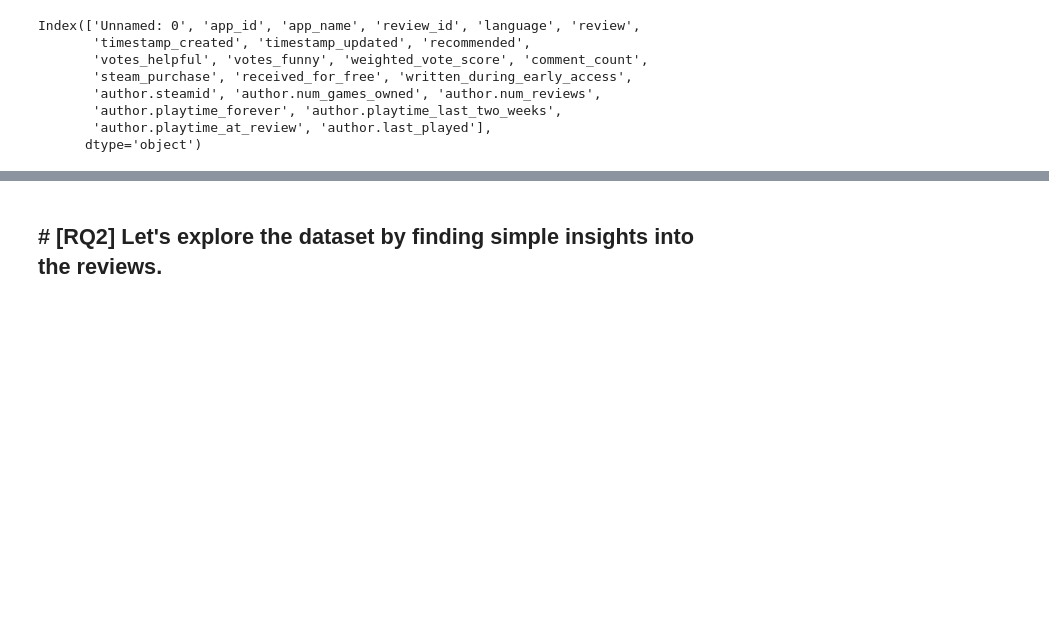
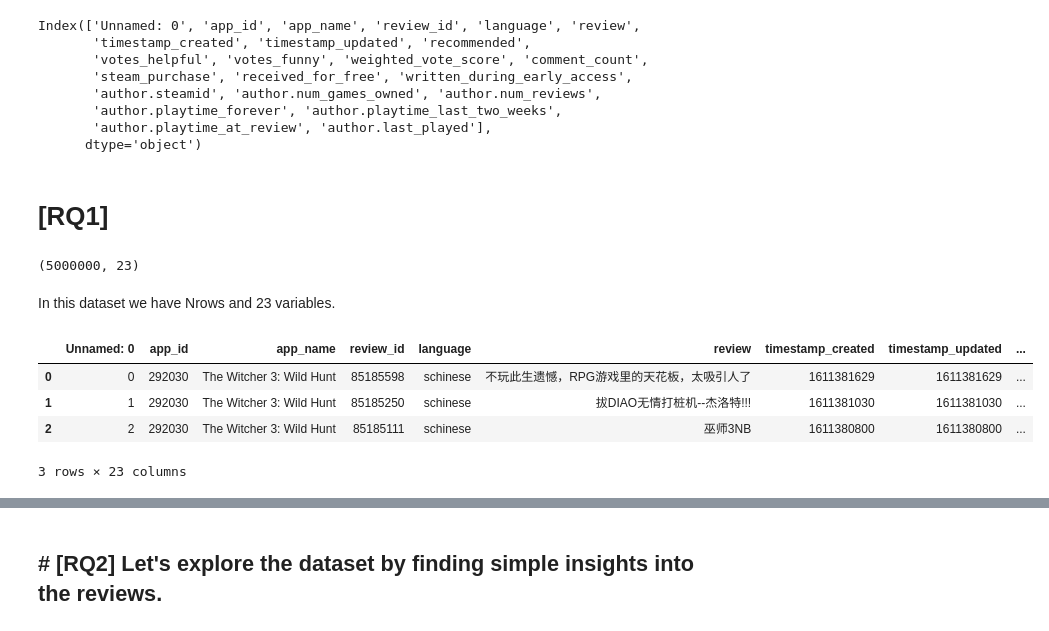
Before and after one commit to S4b3/ADM-HW2-Group44, a Jupyter notebook: main.ipynb, the cells around one changed output, grey strips where cells are left out. Saved outputs shown, nothing was run; the diff lists cells and outputs as text; code cells hidden in the pictures; blank space fills up the shorter version.

```diff
--- a/main.ipynb
+++ b/main.ipynb
@@ -68,3 +69,19 @@ Index(['Unnamed: 0', 'app_id', 'app_name', 'review_id', 'language', 'review',
        'author.playtime_forever', 'author.playtime_last_two_weeks',
        'author.playtime_at_review', 'author.last_played'],
       dtype='object')
+# %% [markdown]
+# [RQ1]
+# %%
+print(dataframe.shape)
+# %% [output]
+(5000000, 23)
+# %% [markdown]
+In this dataset we have Nrows and 23 variables.
+# %%
+dataframe.head(3)
+# %% [output]
+|  | Unnamed: 0 | app_id | app_name | review_id | language | review | timestamp_created | timestamp_updated | ... |
+| 0 | 0 | 292030 | The Witcher 3: Wild Hunt | 85185598 | schinese | 不玩此生遗憾，RPG游戏里的天花板，太吸引人了 | 1611381629 | 1611381629 | ... |
+| 1 | 1 | 292030 | The Witcher 3: Wild Hunt | 85185250 | schinese | 拔DIAO无情打桩机--杰洛特!!! | 1611381030 | 1611381030 | ... |
+| 2 | 2 | 292030 | The Witcher 3: Wild Hunt | 85185111 | schinese | 巫师3NB | 1611380800 | 1611380800 | ... |
+3 rows × 23 columns
```
Also changed, not shown: parts of 8 cells of this notebook.
